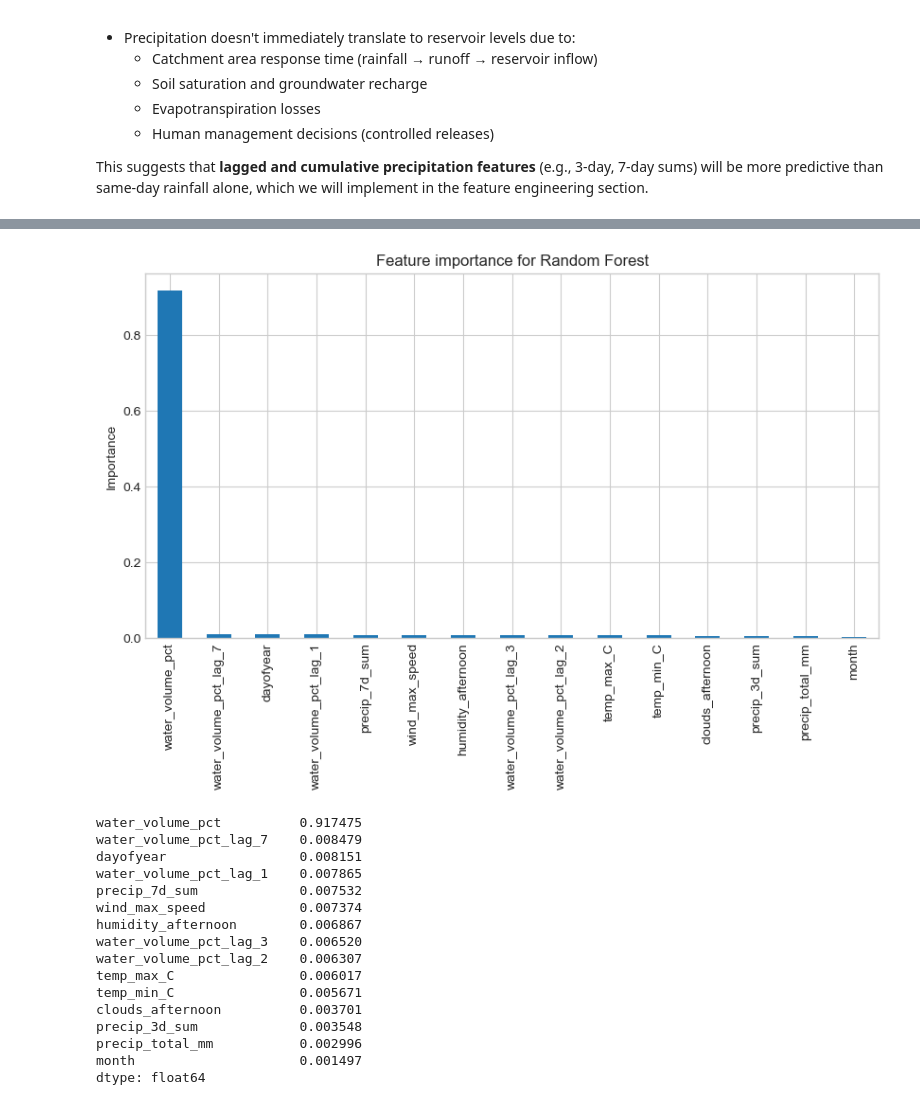
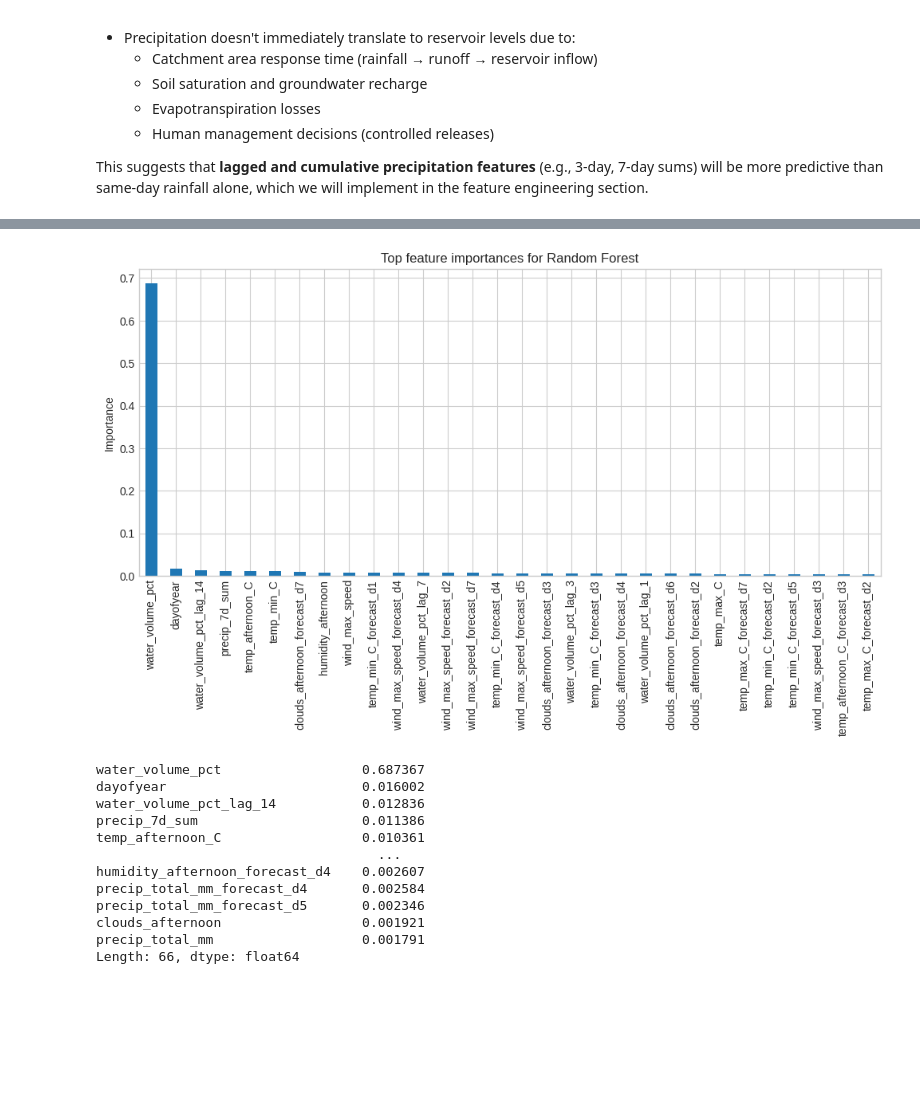
Before and after one commit to diogotvf7/feup-sci, a Jupyter notebook: ml/notebooks/data_preparation.ipynb, the cells around one changed output, grey strips where cells are left out. Saved outputs shown, nothing was run; the diff lists cells and outputs as text; code cells hidden in the pictures; blank space fills up the shorter version.

```diff
--- a/ml/notebooks/data_preparation.ipynb
+++ b/ml/notebooks/data_preparation.ipynb
@@ -606,14 +670,20 @@ The model uses:
 # %%
 model = RandomForestRegressor(
-    n_estimators=200,
+    n_estimators=400,
     random_state=42,
     n_jobs=-1,
 )
 
-model.fit(X_train, y_train)
+model.fit(X_train, Y_train)
 
 y_pred = model.predict(X_test)
-model_mae = mean_absolute_error(y_test, y_pred)
+y_pred_df = pd.DataFrame(y_pred, columns=target_cols, index=Y_test.index)
 
-print("MAE (percentage points):", model_mae)
+mae_per_horizon = pd.Series(
+    {col: mean_absolute_error(Y_test[col], y_pred_df[col]) for col in target_cols}
+)
+model_mae = mae_per_horizon.mean()
+
+print("Mean MAE across horizons:", model_mae)
+mae_per_horizon
 # %% [output]
@@ -678,32 +760,28 @@ The bar chart below ranks features by their importance score, where higher value
 # %%
 fi = pd.Series(model.feature_importances_, index=feature_cols)
 fi_sorted = fi.sort_values(ascending=False)
 
-plt.figure(figsize=(10,5))
-fi_sorted.plot(kind="bar")
-plt.title("Feature importance for Random Forest")
+plt.figure(figsize=(12,5))
+fi_sorted.head(30).plot(kind="bar")
+plt.title("Top feature importances for Random Forest")
 plt.ylabel("Importance")
 plt.show()
 
 fi_sorted
 # %% [output]
-[figure, old version]
+[figure, new version]
-water_volume_pct          0.917475
-water_volume_pct_lag_7    0.008479
-dayofyear                 0.008151
-water_volume_pct_lag_1    0.007865
-precip_7d_sum             0.007532
-wind_max_speed            0.007374
-humidity_afternoon        0.006867
-water_volume_pct_lag_3    0.006520
-water_volume_pct_lag_2    0.006307
-temp_max_C                0.006017
-temp_min_C                0.005671
-clouds_afternoon          0.003701
-precip_3d_sum             0.003548
-precip_total_mm           0.002996
-month                     0.001497
-dtype: float64
+water_volume_pct                  0.687367
+dayofyear                         0.016002
+water_volume_pct_lag_14           0.012836
+precip_7d_sum                     0.011386
+temp_afternoon_C                  0.010361
+                                    ...
+humidity_afternoon_forecast_d4    0.002607
+precip_total_mm_forecast_d4       0.002584
+precip_total_mm_forecast_d5       0.002346
+clouds_afternoon                  0.001921
+precip_total_mm                   0.001791
+Length: 66, dtype: float64
 # %% [markdown]
 ### Key insights from feature importance
 
```
Also changed, not shown: parts of 27 cells of this notebook, 1 other file.
